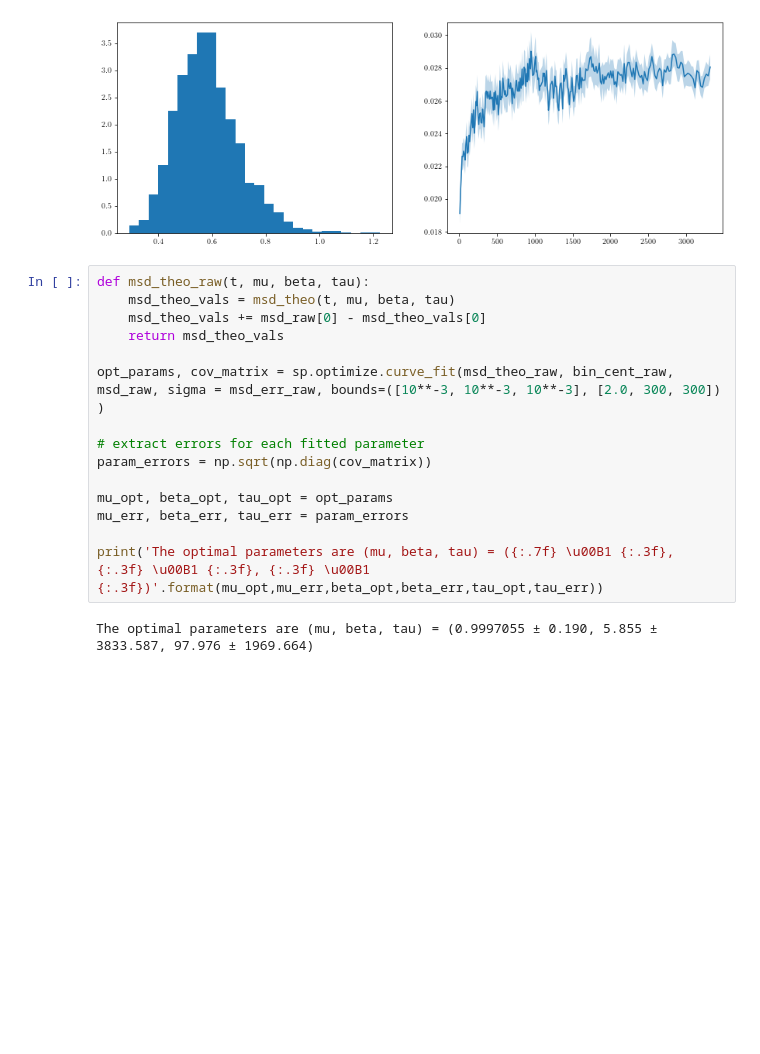
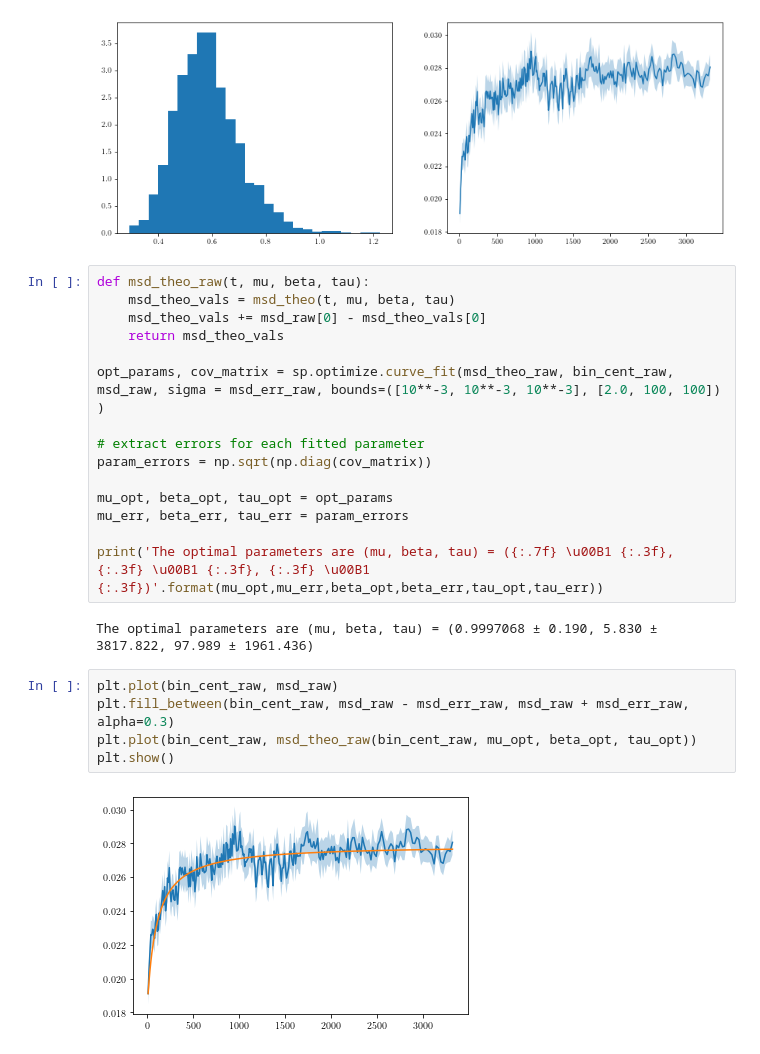
Before and after one commit to xxtofff/Physics-305, a Jupyter notebook: notebooks/PSR_J1023 - mod.ipynb, the cells around one changed output. Cells and saved outputs as stored; diff of their text form; blank space fills up the shorter version.

```diff
--- a/notebooks/PSR_J1023 - mod.ipynb
+++ b/notebooks/PSR_J1023 - mod.ipynb
@@ -508,7 +504,7 @@ def msd_theo_raw(t, mu, beta, tau):
     msd_theo_vals += msd_raw[0] - msd_theo_vals[0]
     return msd_theo_vals
 
-opt_params, cov_matrix = sp.optimize.curve_fit(msd_theo_raw, bin_cent_raw, msd_raw, sigma = msd_err_raw, bounds=([10**-3, 10**-3, 10**-3], [2.0, 300, 300]) )
+opt_params, cov_matrix = sp.optimize.curve_fit(msd_theo_raw, bin_cent_raw, msd_raw, sigma = msd_err_raw, bounds=([10**-3, 10**-3, 10**-3], [2.0, 100, 100]) )
 
 # extract errors for each fitted parameter
 param_errors = np.sqrt(np.diag(cov_matrix))
@@ -518,4 +514,11 @@ mu_err, beta_err, tau_err = param_errors
 
 print('The optimal parameters are (mu, beta, tau) = ({:.7f} \u00B1 {:.3f}, {:.3f} \u00B1 {:.3f}, {:.3f} \u00B1 {:.3f})'.format(mu_opt,mu_err,beta_opt,beta_err,tau_opt,tau_err))
 # %% [output]
-The optimal parameters are (mu, beta, tau) = (0.9997055 ± 0.190, 5.855 ± 3833.587, 97.976 ± 1969.664)
+The optimal parameters are (mu, beta, tau) = (0.9997068 ± 0.190, 5.830 ± 3817.822, 97.989 ± 1961.436)
+# %%
+plt.plot(bin_cent_raw, msd_raw)
+plt.fill_between(bin_cent_raw, msd_raw - msd_err_raw, msd_raw + msd_err_raw, alpha=0.3)
+plt.plot(bin_cent_raw, msd_theo_raw(bin_cent_raw, mu_opt, beta_opt, tau_opt))
+plt.show()
+# %% [output]
+[figure, added]
```
Also changed, not shown: parts of 10 cells of this notebook, 5 other files.
